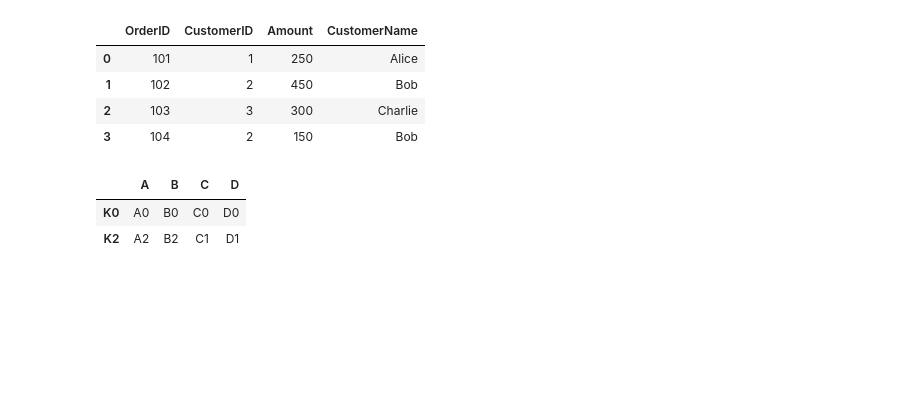
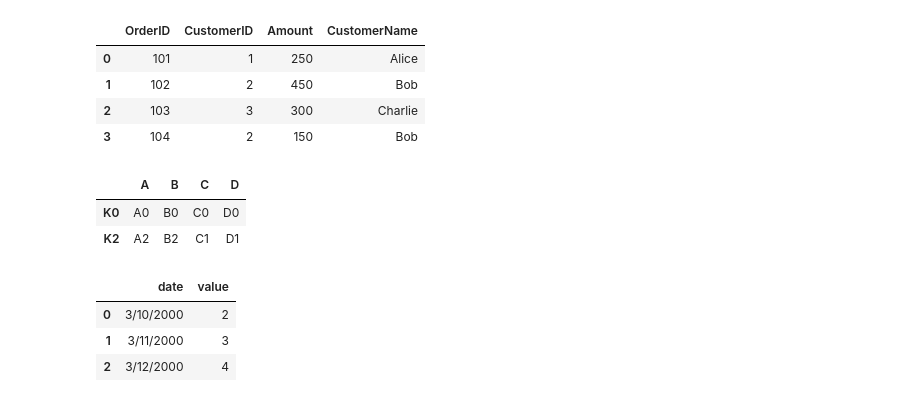
Before and after one commit to ruditmathews/PythonForDE, a Jupyter notebook: Basics/basics.ipynb, the cells around one changed output. Drawn from its saved outputs; the diff is of its cells as text; code cells hidden in the pictures; blank space fills up the shorter version.

```diff
--- a/Basics/basics.ipynb
+++ b/Basics/basics.ipynb
@@ -780,0 +771,7 @@ df_join
+# %%
+df
+# %% [output]
+|  | date | value |
+| 0 | 3/10/2000 | 2 |
+| 1 | 3/11/2000 | 3 |
+| 2 | 3/12/2000 | 4 |
```
Also changed, not shown: parts of 38 cells of this notebook, 4 other files.
